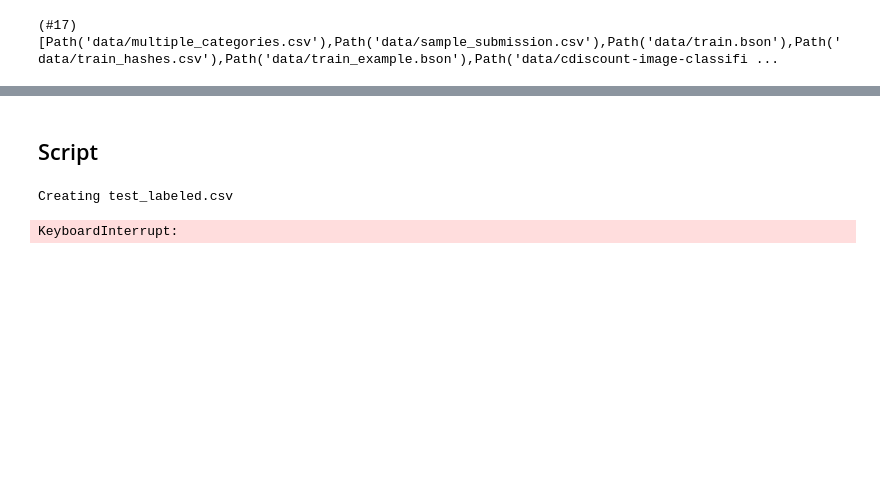
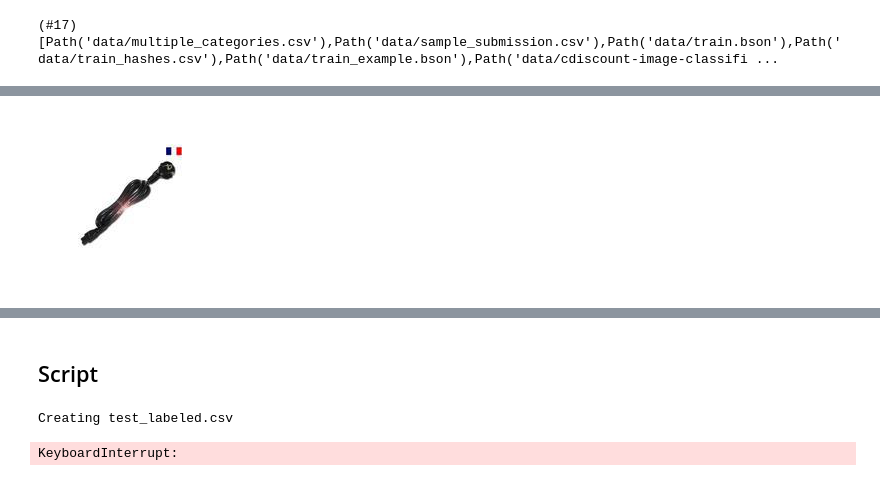
Before and after one commit to bwolfson97/cdiscount_image_classification, a Jupyter notebook: 02_process_duplicates_image_level.ipynb, the cells around one changed output, grey strips where cells are left out. Cells and saved outputs as stored; diff of their text form; code cells hidden in the pictures; blank space fills up the shorter version.

```diff
--- a/02_process_duplicates_image_level.ipynb
+++ b/02_process_duplicates_image_level.ipynb
@@ -208,0 +135,4 @@ train_non_duplicated_df.head(), len(train_non_duplicated_df)
+# %%
+Image.open(path/"images"/"43_2.jpg")
+# %% [output]
+[figure, added]
```
Also changed, not shown: parts of 61 cells of this notebook, 1 other file.
